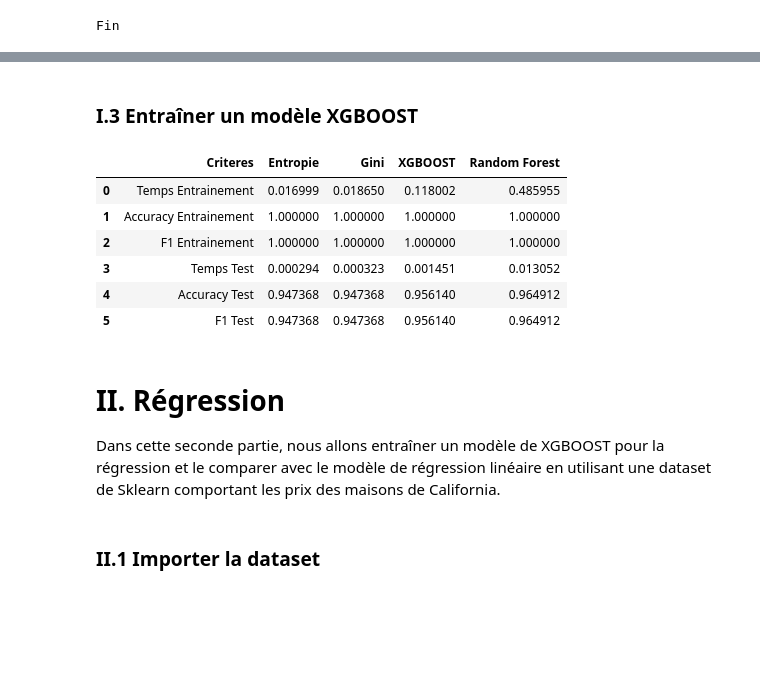
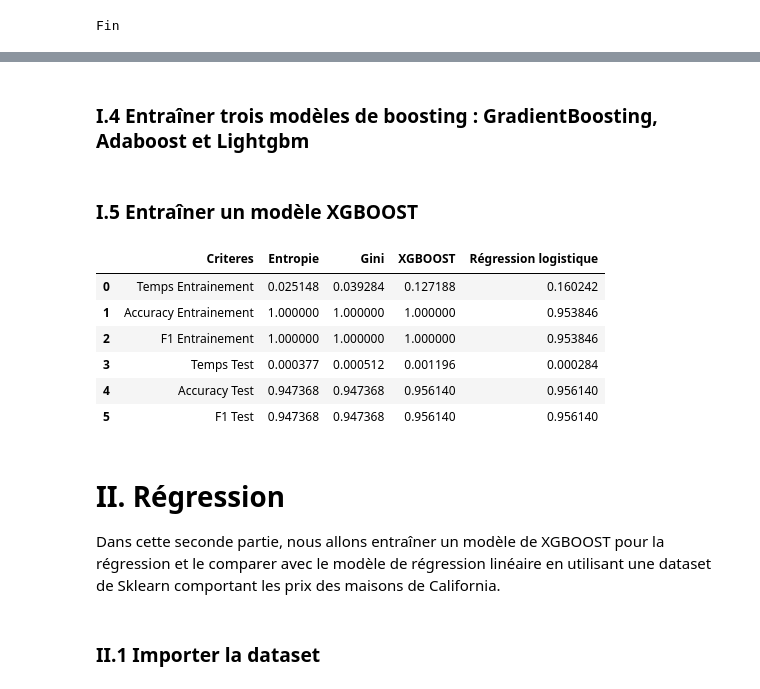
Before and after one commit to ChakibBrg/TP_XGBOOST, a Jupyter notebook: XGBOOST.ipynb, the cells around one changed output, grey strips where cells are left out. Drawn from its saved outputs; the diff is of its cells as text; code cells hidden in the pictures; blank space fills up the shorter version.

```diff
--- a/XGBOOST.ipynb
+++ b/XGBOOST.ipynb
@@ -103,0 +133,23 @@ Fin
+# %%
+from sklearn.linear_model import LogisticRegression
+from sklearn.pipeline import make_pipeline
+from sklearn.preprocessing import StandardScaler
+
+logistic_reg = LogisticRegression()
+logistic_stats = []
+
+# ================= Entraînement =====================
+temps_debut = timeit.default_timer()
+logistic_reg.fit(Xchoix_train, Ychoix_train)
+logistic_stats.append(timeit.default_timer() - temps_debut)
+Y_pred = logistic_reg.predict(Xchoix_train)
+logistic_stats.append(accuracy_score(Ychoix_train, Y_pred))
+logistic_stats.append(f1_score(Ychoix_train, Y_pred, average='micro'))
+
+# ===================== Test ========================
+temps_debut = timeit.default_timer()
+# Faire des prédictions sur l'ensemble de test
+Y_pred = logistic_reg.predict(Xchoix_test)
+logistic_stats.append(timeit.default_timer() - temps_debut)
+logistic_stats.append(accuracy_score(Ychoix_test, Y_pred))
+logistic_stats.append(f1_score(Ychoix_test, Y_pred, average='micro'))
@@ -103,0 +164,2 @@ Fin
+# %% [markdown]
+### I.4 Entraîner trois modèles de boosting : GradientBoosting, Adaboost et Lightgbm
@@ -104,5 +169,5 @@ Fin
 # %% [markdown]
-### I.3 Entraîner un modèle XGBOOST
+### I.5 Entraîner un modèle XGBOOST
 # %%
 import xgboost as xgb
 
@@ -126,37 +191,37 @@ clf = xgb.XGBClassifier()
 # ================= Entraînement =====================
 temps_debut = timeit.default_timer()
 # Entraîner le modèle
-clf.fit(X_train, Y_train)
+clf.fit(Xchoix_train, Ychoix_train)
 XGBOOST_stats.append(timeit.default_timer() - temps_debut)
-Y_pred = clf.predict(X_train)
-XGBOOST_stats.append(accuracy_score(Y_train, Y_pred))
-XGBOOST_stats.append(f1_score(Y_train, Y_pred, average='micro'))
+Y_pred = clf.predict(Xchoix_train)
+XGBOOST_stats.append(accuracy_score(Ychoix_train, Y_pred))
+XGBOOST_stats.append(f1_score(Ychoix_train, Y_pred, average='micro'))
 
 # ===================== Test ========================
 temps_debut = timeit.default_timer()
 # Faire des prédictions sur l'ensemble de test
-Y_pred = clf.predict(X_test)
+Y_pred = clf.predict(Xchoix_test)
 XGBOOST_stats.append(timeit.default_timer() - temps_debut)
-XGBOOST_stats.append(accuracy_score(Y_test, Y_pred))
-XGBOOST_stats.append(f1_score(Y_test, Y_pred, average='micro'))
+XGBOOST_stats.append(accuracy_score(Ychoix_test, Y_pred))
+XGBOOST_stats.append(f1_score(Ychoix_test, Y_pred, average='micro'))
 # %%
 pd.DataFrame({
     'Criteres' : ['Temps Entrainement', 'Accuracy Entrainement', 'F1 Entrainement', 'Temps Test', 'Accuracy Test', 'F1 Test'],
     'Entropie' : entropy_stats,
     'Gini'     : gini_stats,
     'XGBOOST'  : XGBOOST_stats,
-    'Random Forest': randForest_stats
+    'Régression logistique': logistic_stats
 })
 # %% [output]
-|  | Criteres | Entropie | Gini | XGBOOST | Random Forest |
-| 0 | Temps Entrainement | 0.016999 | 0.018650 | 0.118002 | 0.485955 |
-| 1 | Accuracy Entrainement | 1.000000 | 1.000000 | 1.000000 | 1.000000 |
-| 2 | F1 Entrainement | 1.000000 | 1.000000 | 1.000000 | 1.000000 |
-| 3 | Temps Test | 0.000294 | 0.000323 | 0.001451 | 0.013052 |
-| 4 | Accuracy Test | 0.947368 | 0.947368 | 0.956140 | 0.964912 |
-| 5 | F1 Test | 0.947368 | 0.947368 | 0.956140 | 0.964912 |
+|  | Criteres | Entropie | Gini | XGBOOST | Régression logistique |
+| 0 | Temps Entrainement | 0.025148 | 0.039284 | 0.127188 | 0.160242 |
+| 1 | Accuracy Entrainement | 1.000000 | 1.000000 | 1.000000 | 0.953846 |
+| 2 | F1 Entrainement | 1.000000 | 1.000000 | 1.000000 | 0.953846 |
+| 3 | Temps Test | 0.000377 | 0.000512 | 0.001196 | 0.000284 |
+| 4 | Accuracy Test | 0.947368 | 0.947368 | 0.956140 | 0.956140 |
+| 5 | F1 Test | 0.947368 | 0.947368 | 0.956140 | 0.956140 |
 # %% [markdown]
-# II. Régression
+# **II. Régression**
 
 Dans cette seconde partie, nous allons entraîner un modèle de XGBOOST pour la régression et le comparer avec le modèle de régression linéaire en utilisant une dataset de Sklearn comportant les prix des maisons de California.
 # %% [markdown]
```
Also changed, not shown: parts of 13 cells of this notebook, 1 other file.
